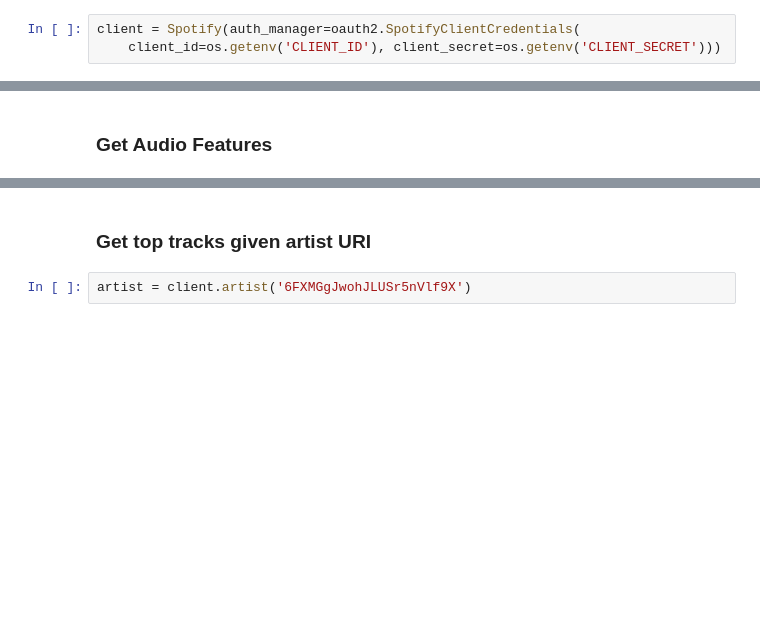
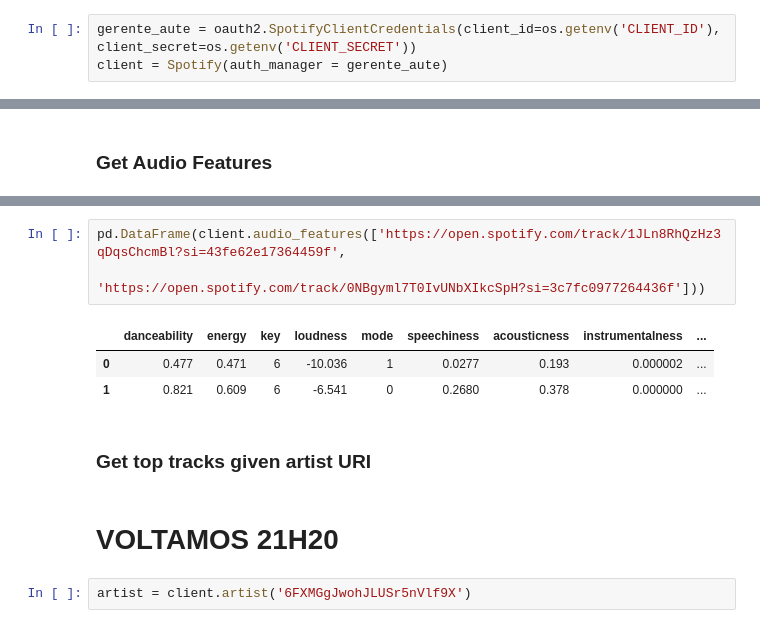
Before and after one commit to pedroteche-ih/64_PT_NOV202111, a Jupyter notebook: aulas/64 DA PT NOV-2021 Aula 20220120.ipynb, the cells around one changed output, grey strips where cells are left out. Saved outputs shown, nothing was run; the diff lists cells and outputs as text; blank space fills up the shorter version.

```diff
--- a/aulas/64 DA PT NOV-2021 Aula 20220120.ipynb
+++ b/aulas/64 DA PT NOV-2021 Aula 20220120.ipynb
@@ -112,5 +241,5 @@ from spotipy import util, oauth2, Spotify
 # %% [markdown]
 ### Authentication
 # %%
-client = Spotify(auth_manager=oauth2.SpotifyClientCredentials(
-    client_id=os.getenv('CLIENT_ID'), client_secret=os.getenv('CLIENT_SECRET')))
+gerente_aute = oauth2.SpotifyClientCredentials(client_id=os.getenv('CLIENT_ID'), client_secret=os.getenv('CLIENT_SECRET'))
+client = Spotify(auth_manager = gerente_aute)
@@ -126,5 +300,14 @@ pd.DataFrame(client.audio_features(['https://open.spotify.com/track/4vy2YnIiU37O
+# %%
+pd.DataFrame(client.audio_features(['https://open.spotify.com/track/1JLn8RhQzHz3qDqsChcmBl?si=43fe62e17364459f',
+                                    'https://open.spotify.com/track/0NBgyml7T0IvUNbXIkcSpH?si=3c7fc0977264436f']))
+# %% [output]
+|  | danceability | energy | key | loudness | mode | speechiness | acousticness | instrumentalness | ... |
+| 0 | 0.477 | 0.471 | 6 | -10.036 | 1 | 0.0277 | 0.193 | 0.000002 | ... |
+| 1 | 0.821 | 0.609 | 6 | -6.541 | 0 | 0.2680 | 0.378 | 0.000000 | ... |
 # %% [markdown]
 ### Get top tracks given artist URI
+# %% [markdown]
+# VOLTAMOS 21H20
 # %%
 artist = client.artist('6FXMGgJwohJLUSr5nVlf9X')
 # %%
```
Also changed, not shown: parts of 47 cells of this notebook, 2 other files.
